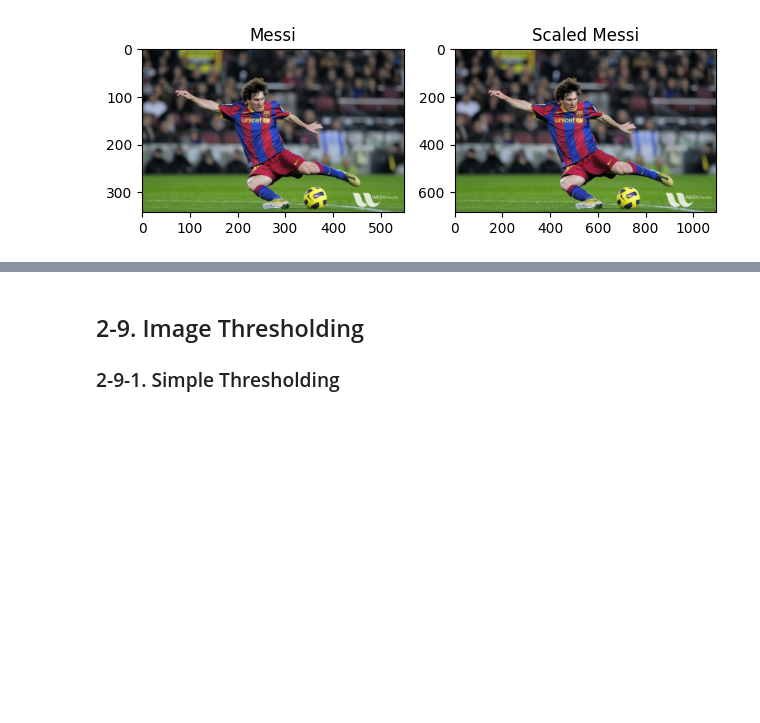
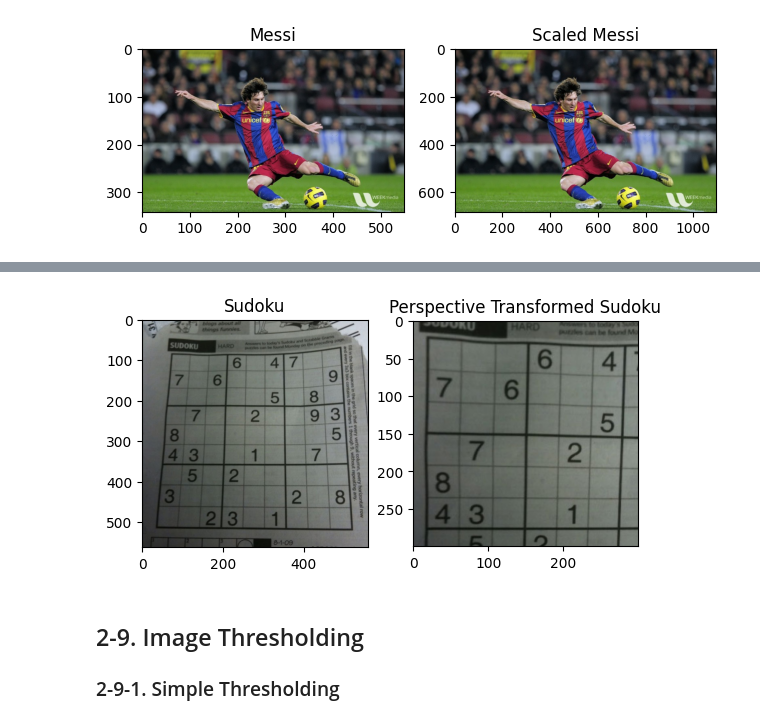
Before and after one commit to yungshun317/torch-cv, a Jupyter notebook: opencv.ipynb, the cells around one changed output, grey strips where cells are left out. Saved outputs shown, nothing was run; the diff lists cells and outputs as text; code cells hidden in the pictures; blank space fills up the shorter version.

```diff
--- a/opencv.ipynb
+++ b/opencv.ipynb
@@ -731,19 +757,21 @@ plt.show()
 # %%
 # Perspective Transformation
-img = cv.imread('sudoku.png')
-assert img is not None, "file could not be read, check with os.path.exists()"
-rows,cols,ch = img.shape
+image = cv2.imread('data/sudoku.png')
+assert image is not None, "File could not be Read, Check with os.path.exists() please."
+rows, cols, ch = image.shape
 
-pts1 = np.float32([[56,65],[368,52],[28,387],[389,390]])
-pts2 = np.float32([[0,0],[300,0],[0,300],[300,300]])
+pts_1 = np.float32([[56, 65], [368, 52], [28, 387], [389, 390]])
+pts_2 = np.float32([[0, 0],[300, 0], [0, 300], [300, 300]])
 
-M = cv.getPerspectiveTransform(pts1,pts2)
+M = cv2.getPerspectiveTransform(pts_1, pts_2)
 
-dst = cv.warpPerspective(img,M,(300,300))
+dst = cv2.warpPerspective(image, M, (300, 300))
 
-plt.subplot(121),plt.imshow(img),plt.title('Input')
-plt.subplot(122),plt.imshow(dst),plt.title('Output')
+plt.subplot(121), plt.imshow(cv2.cvtColor(image, cv2.COLOR_BGR2RGB)), plt.title('Sudoku')
+plt.subplot(122), plt.imshow(cv2.cvtColor(dst, cv2.COLOR_BGR2RGB)), plt.title('Perspective Transformed Sudoku')
 plt.show()
+# %% [output]
+[figure, added]
 # %% [markdown]
 ## 2-9. Image Thresholding
 ### 2-9-1. Simple Thresholding
```
Also changed, not shown: parts of 8 cells of this notebook, 2 other files.
